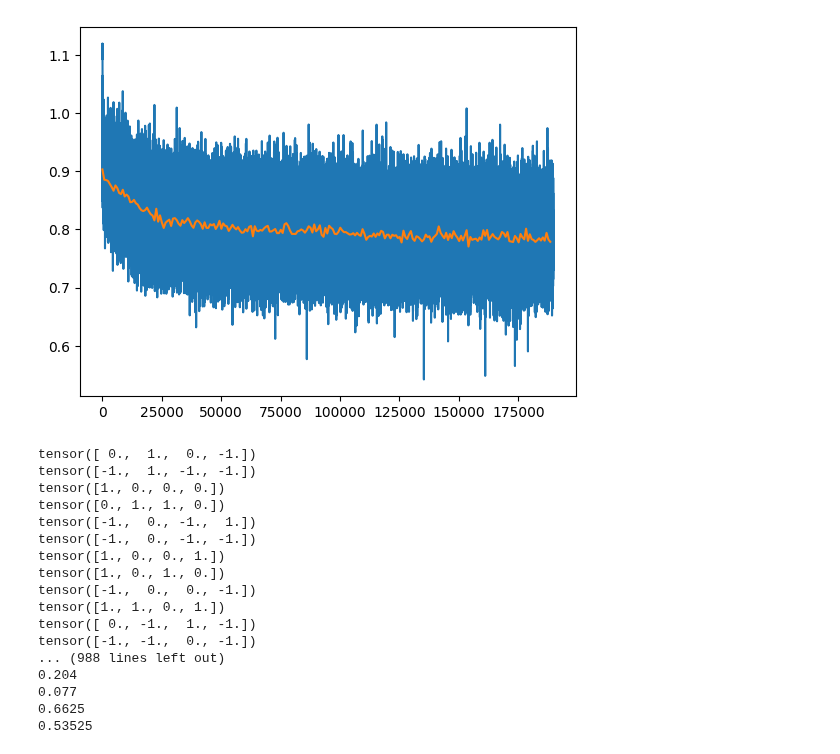
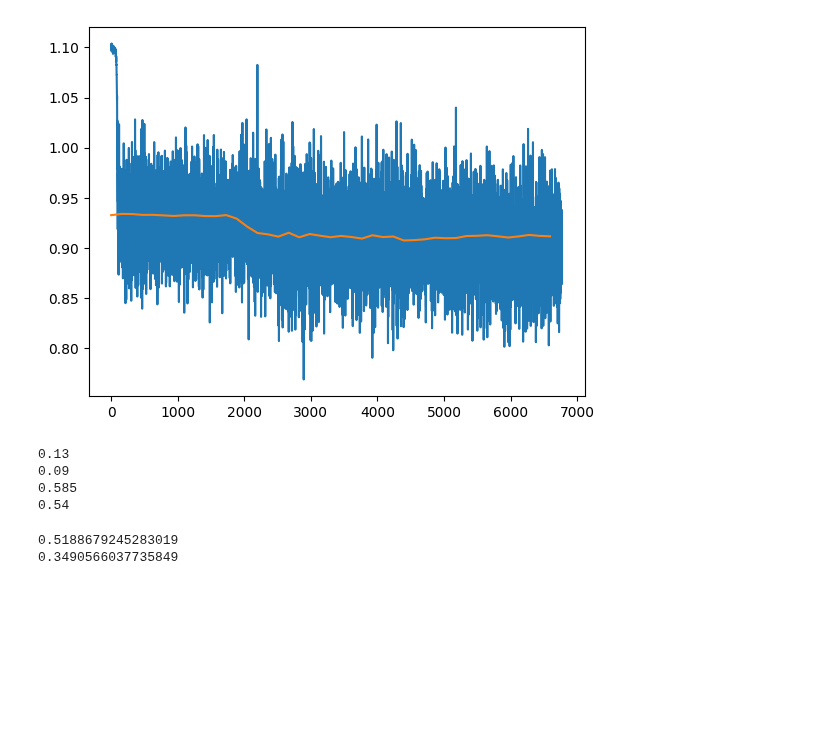
Before and after one commit to elenaquei/BioML, a Jupyter notebook: run_edgeclassifier.ipynb, the cells around one changed output. Cells and saved outputs as stored; diff of their text form; code cells hidden in the pictures; blank space fills up the shorter version.

```diff
--- a/run_edgeclassifier.ipynb
+++ b/run_edgeclassifier.ipynb
@@ -8,7 +8,7 @@ from torch.optim import Adam
 # run only if new data is desired
 ode_dim = 2
 n_data = 4
-x_exact, x_train, y_train, param = create_dataset(ode_dim,n_data,50000)
+x_exact, x_train, y_train, param = create_dataset(ode_dim,n_data,10000)
 
 dataset = []
 for i in range(0,len(x_train)):
@@ -98,6 +97,7 @@ for epoch in range(3000):
 KeyboardInterrupt:
 # %%
 import matplotlib.pyplot as plt
+from scipy.io import savemat
 
 def get_adjacency(W):
         values_log_W = torch.sort(torch.log(torch.abs(W.flatten())))[0]
@@ -113,11 +113,15 @@ plt.plot(range(0,len(tr_l)),tr_l)
 plt.plot(range(0,len(loader)*len(tst_l),len(loader)),tst_l)
 plt.show()
 
-x_val_exact, x_val, y_val, param_val = create_dataset(ode_dim,n_data,1000)
+x_val_exact, x_val, y_val, param_val = create_dataset(ode_dim,n_data,100)
 
 val_dataset = []
+param_list = []
 
 for i in range(0,len(x_val)):
+    p = param_val[i]
+    param_vec = torch.cat((p.Win.flatten(), p.Wout.flatten(), p.bin, p.bout, p.gamma)).numpy()
+    param_list.append(param_vec)
     val_dataset.append(to_pyg_data(x_val[i],y_val[i],ode_dim,n_data))
 
 val_loader = DataLoader(val_dataset)
@@ -128,6 +132,10 @@ total = 0
 elem_wise = 0
 elem_wise_init = 0
 elems_total = 0
+
+changed = 0
+fixed = 0
+destroyed = 0
 
 device = torch.device('cuda' if torch.cuda.is_available() else 'cpu')
 k = 0
@@ -140,49 +148,56 @@ for batch in val_loader:
         if mx == 1:
             Ahat[i] = 1
         if mx == 2:
             Ahat[i] = -1
 
-    print(Ahat)
     # Ahat = get_adjacency(model(batch)).t()[0]
     A = get_adjacency(batch.y)
     if sum(abs(Ahat-A)) < 0.001:
             correct = correct+1
     total = total + 1
+
+    for i in range(0,len(Ainit)):
+        if Ainit[i] != Ahat[i]:
+            changed += 1
+            if A[i] == Ahat[i]:
+                fixed += 1
+            if Ainit[i] == A[i]:
+                destroyed += 1
 
 
     if sum(abs(Ainit-A)) < 0.001:
         init_correct = init_correct+1
 
     for i in range(0,len(A)):
 
         if abs(Ainit[i]-A[i]) < 0.001:
              elem_wise_init += 1
 
         if abs(Ahat[i]-A[i]) < 0.001:
              elem_wise += 1
 
         elems_total += 1
 
+
+
+    mdic = {"Ainit":Ainit.numpy() ,"A":A.numpy() ,"Ahat":Ahat.numpy(),"x":batch.x.numpy(), "p": param_list[k]}
+    k += 1
+    filenm = "network"+str(k)+".mat"
+    savemat(filenm,mdic)
+
 print(correct/total)
 print(init_correct/total)
 print(elem_wise/elems_total)
 print(elem_wise_init/elems_total)
 # %% [output]
-[figure, old version]
+[figure, new version]
-tensor([ 0.,  1.,  0., -1.])
-tensor([-1.,  1., -1., -1.])
-tensor([1., 0., 0., 0.])
-tensor([0., 1., 1., 0.])
-tensor([-1.,  0., -1.,  1.])
-tensor([-1.,  0., -1., -1.])
-tensor([1., 0., 0., 1.])
-tensor([1., 0., 1., 0.])
-tensor([-1.,  0.,  0., -1.])
-tensor([1., 1., 0., 1.])
-tensor([ 0., -1.,  1., -1.])
-tensor([-1., -1.,  0., -1.])
-... (988 lines left out)
-0.204
-0.077
-0.6625
-0.53525
+0.13
+0.09
+0.585
+0.54
+# %%
+print(fixed/changed)
+print(destroyed/changed)
+# %% [output]
+0.5188679245283019
+0.3490566037735849
```
Also changed, not shown: parts of 2 cells of this notebook, 1 other file.
